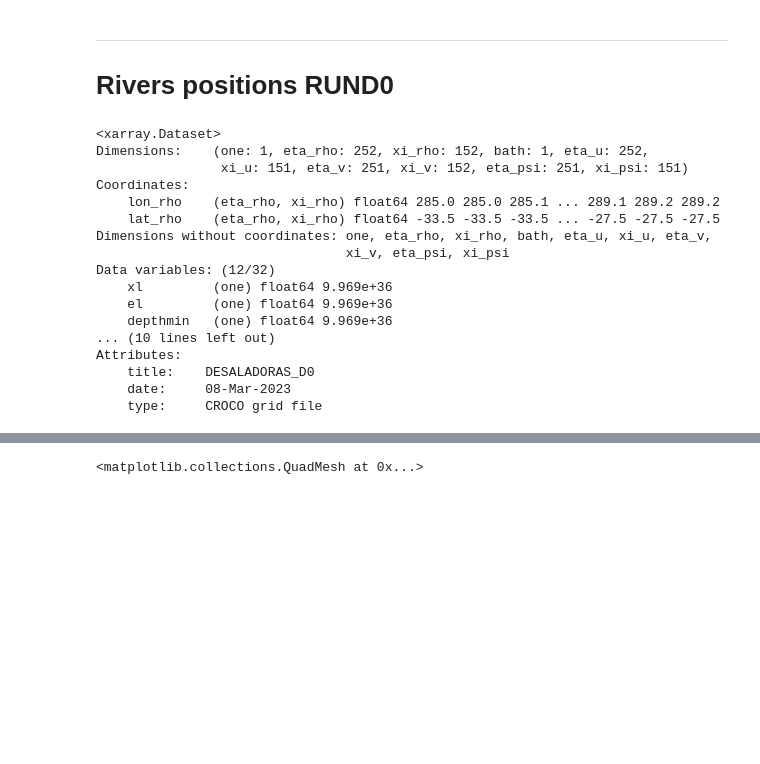
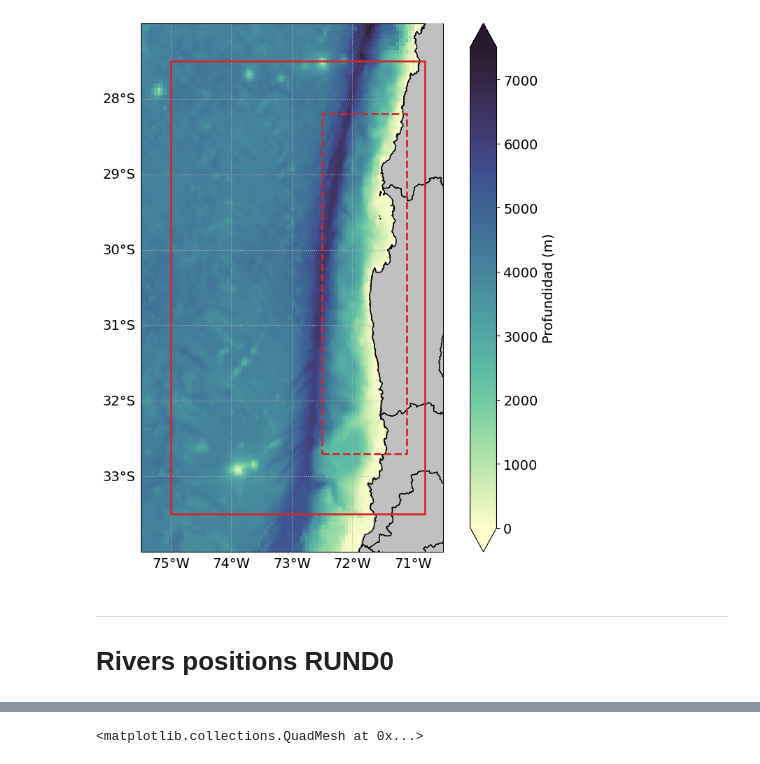
Before and after one commit to lucasglasner/CROCOSIMS, a Jupyter notebook: SIMSEQUIA/grids.ipynb, the cells around one changed output, grey strips where cells are left out. Drawn from its saved outputs; the diff is of its cells as text; code cells hidden in the pictures; blank space fills up the shorter version.

```diff
--- a/SIMSEQUIA/grids.ipynb
+++ b/SIMSEQUIA/grids.ipynb
@@ -10,3 +11,5 @@ import geopandas as gpd
 coastline = gpd.read_file('~/storage/VECTORIAL/cl_continental_geo.shp')
 sys.path.append('../')
 from utils import croco_sellonlatbox
+# %%
+regiones = gpd.read_file('~/storage/VECTORIAL/limites/Limite Regional/division_regional.shp').to_crs('epsg:4326')
@@ -13,27 +68,26 @@ from utils import croco_sellonlatbox
+# %%
+fig = plt.figure(figsize=(10,10), facecolor='w', dpi=100)
+plt.rc('font', size=14)
+ax0 = fig.add_subplot(111, projection=ccrs.PlateCarree())
+ax0.set_extent([284.5,289.5,-34.0,-27])
+ax0.add_feature(cf.LAND, color='silver', zorder=10)
+regiones.plot(ax=ax0, zorder=12, color='silver', edgecolor='k', transform=ccrs.PlateCarree())
+
+gebco.elevation.plot(ax=ax0, add_colorbar=False, cmap=cmocean.cm.deep, transform=ccrs.PlateCarree(), vmin=0, vmax=7.5e3)
+rund0grid.hraw.plot(ax=ax0, x='lon_rho', y='lat_rho', cmap=cmocean.cm.deep, transform=ccrs.PlateCarree(), vmin=7.5e3, vmax=0, cbar_kwargs={'label':'Profundidad (m)'})
+gl = ax0.gridlines(draw_labels=True, linestyle=":")
+gl.right_labels = False
+gl.top_labels   = False
+ax0.set_ylabel('Latitud (°)')
+ax0.set_xlabel('Longitud (°)')
+# ax0.set_yticks(np.arange(-33,-28,1))
+
+plot_bbox(ax0, rund0grid.lon_rho.min().item(), rund0grid.lon_rho.max().item(), rund0grid.lat_rho.min().item(), rund0grid.lat_rho.max().item(), zorder=20, transform=ccrs.Geodetic(), color='tab:red', lw=2)
+plot_bbox(ax0, rund1grid.lon_rho.min().item(), rund1grid.lon_rho.max().item(), rund1grid.lat_rho.min().item(), rund1grid.lat_rho.max().item(), zorder=20, transform=ccrs.PlateCarree(), color='tab:red', lw=2, ls="--")
+# (ncchilegrid.hraw<0).where(ncchilegrid.hraw<0).plot(x='lon_rho', y='lat_rho', ax=ax0, add_colorbar=False, cmap='bone_r')
+# %% [output]
+[figure, added]
 # %% [markdown]
 ---
 
 # Rivers positions RUND0
-# %%
-rund0grid = xr.open_dataset('/home/lucasg/storage/SEQUIA/crocod0_grd.nc').load()
-rund0grid.coords['lat_rho'] = rund0grid.lat_rho
-rund0grid.coords['lon_rho'] = rund0grid.lon_rho
-rund0grid
-# %% [output]
-<xarray.Dataset>
-Dimensions:    (one: 1, eta_rho: 252, xi_rho: 152, bath: 1, eta_u: 252,
-                xi_u: 151, eta_v: 251, xi_v: 152, eta_psi: 251, xi_psi: 151)
-Coordinates:
-    lon_rho    (eta_rho, xi_rho) float64 285.0 285.0 285.1 ... 289.1 289.2 289.2
-    lat_rho    (eta_rho, xi_rho) float64 -33.5 -33.5 -33.5 ... -27.5 -27.5 -27.5
-Dimensions without coordinates: one, eta_rho, xi_rho, bath, eta_u, xi_u, eta_v,
-                                xi_v, eta_psi, xi_psi
-Data variables: (12/32)
-    xl         (one) float64 9.969e+36
-    el         (one) float64 9.969e+36
-    depthmin   (one) float64 9.969e+36
-... (10 lines left out)
-Attributes:
-    title:    DESALADORAS_D0
-    date:     08-Mar-2023
-    type:     CROCO grid file
```
Also changed, not shown: parts of 9 cells of this notebook, 9 other files.
